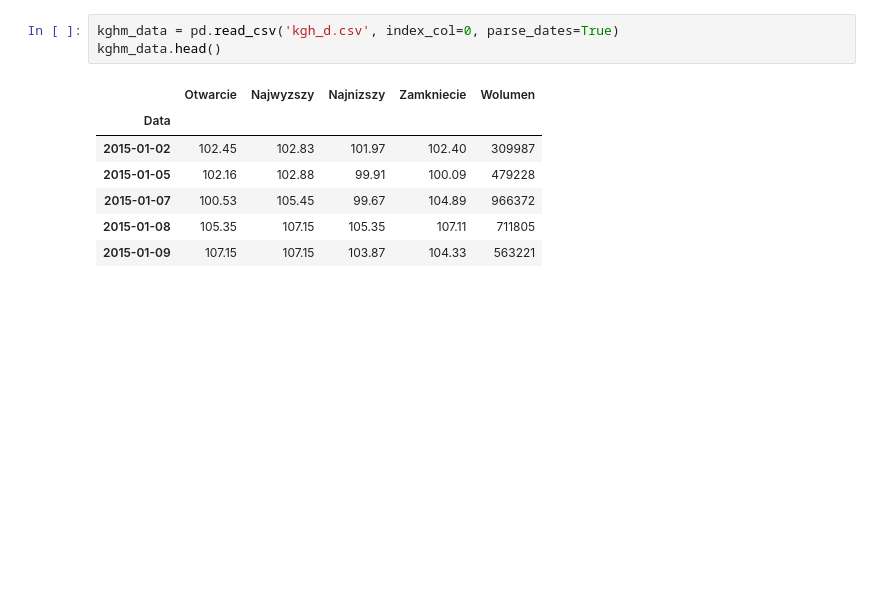
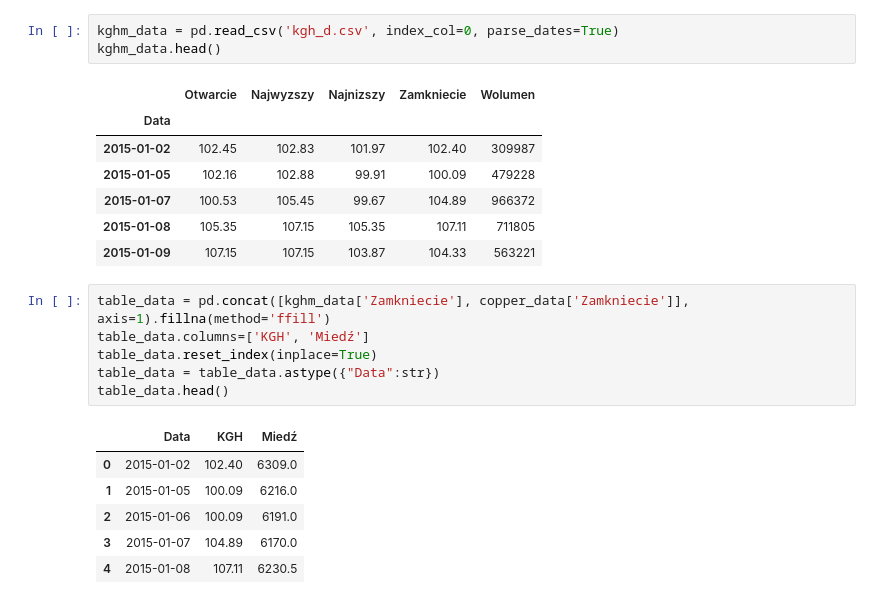
Before and after one commit to JBakunski/plotly, a Jupyter notebook: plotly.ipynb, the cells around one changed output. Cells and saved outputs as stored; diff of their text form; blank space fills up the shorter version.

```diff
--- a/plotly.ipynb
+++ b/plotly.ipynb
@@ -27,3 +27,16 @@ kghm_data.head()
 | 2015-01-07 | 100.53 | 105.45 | 99.67 | 104.89 | 966372 |
 | 2015-01-08 | 105.35 | 107.15 | 105.35 | 107.11 | 711805 |
 | 2015-01-09 | 107.15 | 107.15 | 103.87 | 104.33 | 563221 |
+# %%
+table_data = pd.concat([kghm_data['Zamkniecie'], copper_data['Zamkniecie']], axis=1).fillna(method='ffill')
+table_data.columns=['KGH', 'Miedź']
+table_data.reset_index(inplace=True)
+table_data = table_data.astype({"Data":str})
+table_data.head()
+# %% [output]
+|  | Data | KGH | Miedź |
+| 0 | 2015-01-02 | 102.40 | 6309.0 |
+| 1 | 2015-01-05 | 100.09 | 6216.0 |
+| 2 | 2015-01-06 | 100.09 | 6191.0 |
+| 3 | 2015-01-07 | 104.89 | 6170.0 |
+| 4 | 2015-01-08 | 107.11 | 6230.5 |
```
Also changed, not shown: parts of 1 cell of this notebook.
